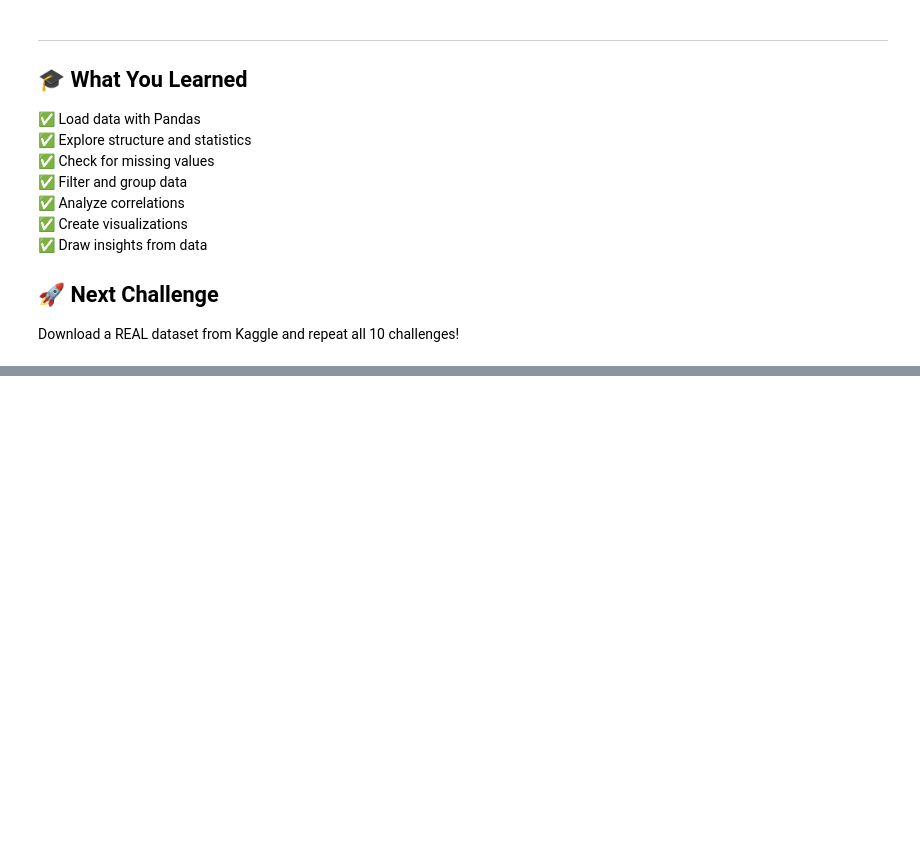
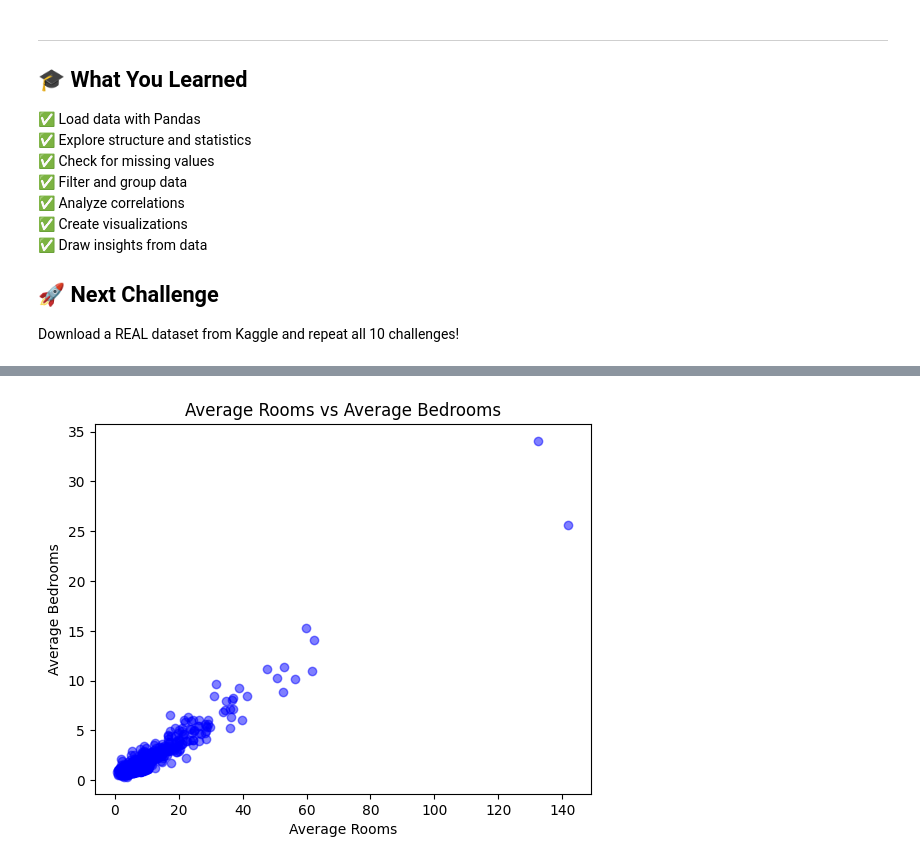
Before and after one commit to jjcatulle/AI-ML-refresher, a Jupyter notebook: notebooks/phase1/MY_Week1_DataExploration.ipynb, the cells around one changed output, grey strips where cells are left out. Saved outputs shown, nothing was run; the diff lists cells and outputs as text; code cells hidden in the pictures; blank space fills up the shorter version.

```diff
--- a/notebooks/phase1/MY_Week1_DataExploration.ipynb
+++ b/notebooks/phase1/MY_Week1_DataExploration.ipynb
@@ -412,0 +653,9 @@ Download a REAL dataset from Kaggle and repeat all 10 challenges!
+# %%
+
+plt.scatter(housing_df['AveRooms'], housing_df['AveBedrms'], c='blue', alpha=0.5)
+plt.xlabel('Average Rooms')
+plt.ylabel('Average Bedrooms')
+plt.title('Average Rooms vs Average Bedrooms')
+plt.show()
+# %% [output]
+[figure, added]
```
Also changed, not shown: parts of 29 cells of this notebook.
